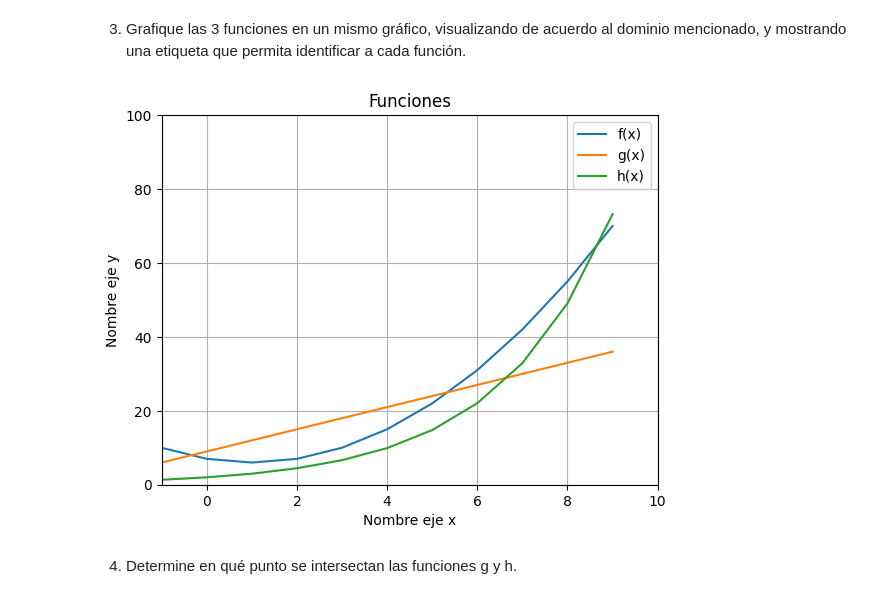
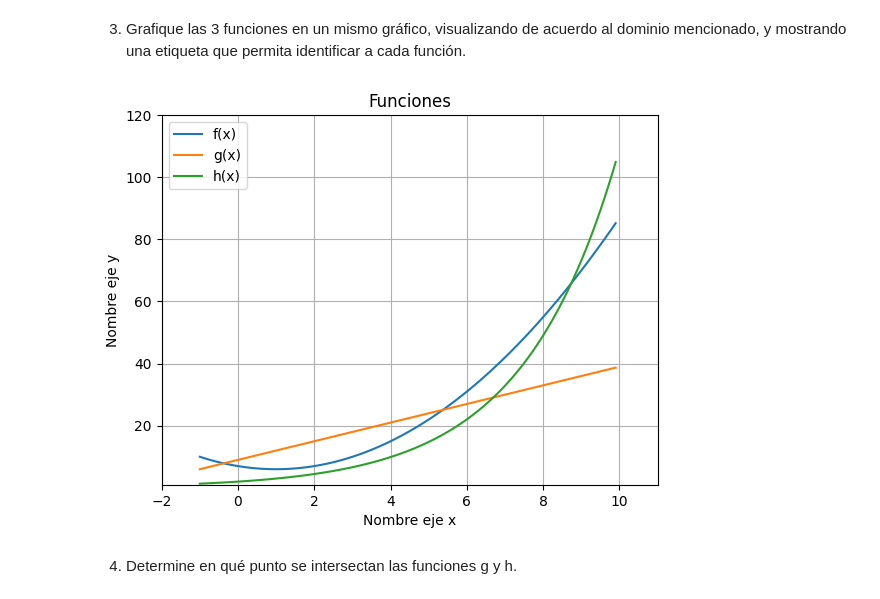
Before and after one commit to matikkkkk/PYTHOOON, a Jupyter notebook: matematicaApli/Practica_Funciones.ipynb, the cells around one changed output. Cells and saved outputs as stored; diff of their text form; code cells hidden in the pictures.

```diff
--- a/matematicaApli/Practica_Funciones.ipynb
+++ b/matematicaApli/Practica_Funciones.ipynb
@@ -73,19 +73,19 @@ print(solucion)
 # %%
 
 import matplotlib.pyplot as plt
-x = np.arange(-1,10,1)
+x = np.arange(-1,10,0.1)
 plt.plot(x, F(x), label = 'f(x)')
 plt.plot(x, G(x), label = 'g(x)')
 plt.plot(x, H(x), label = 'h(x)')
-plt.axis([-1,10,0,100])
+plt.axis([-2,11,1,120])
 plt.title('Funciones')
 plt.xlabel('Nombre eje x')
 plt.ylabel('Nombre eje y')
 plt.grid(True)
 plt.legend()
 plt.show()
 # %% [output]
-[figure, old version]
+[figure, new version]
 # %% [markdown]
 4. Determine en qué punto se intersectan las funciones g y h.
 # %%
```
Also changed, not shown: parts of 1 cell of this notebook, 1 other file.
